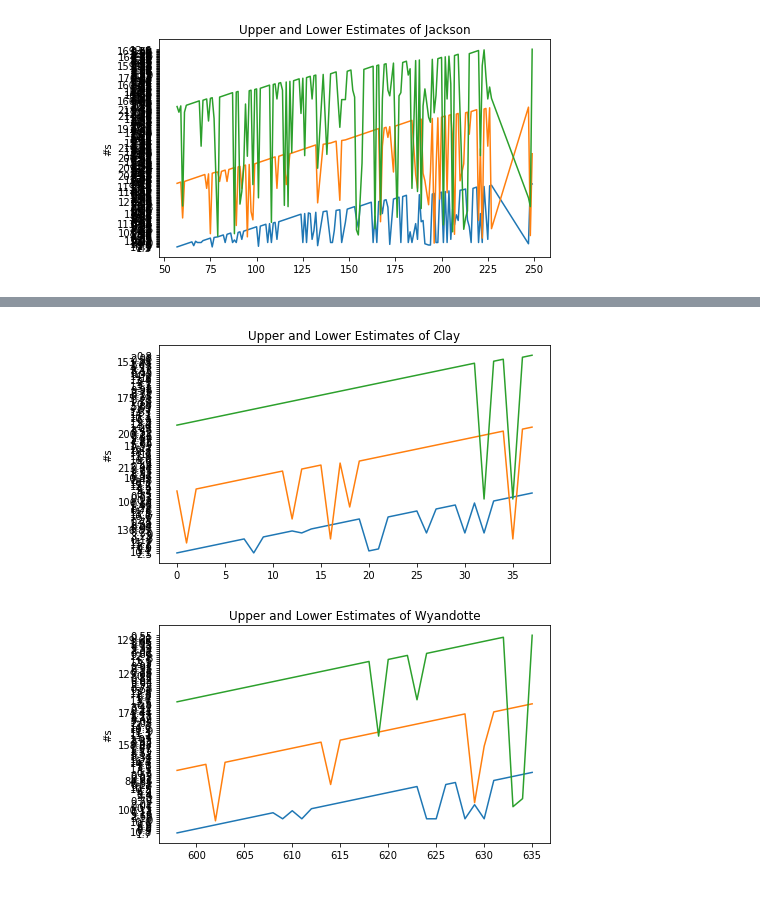
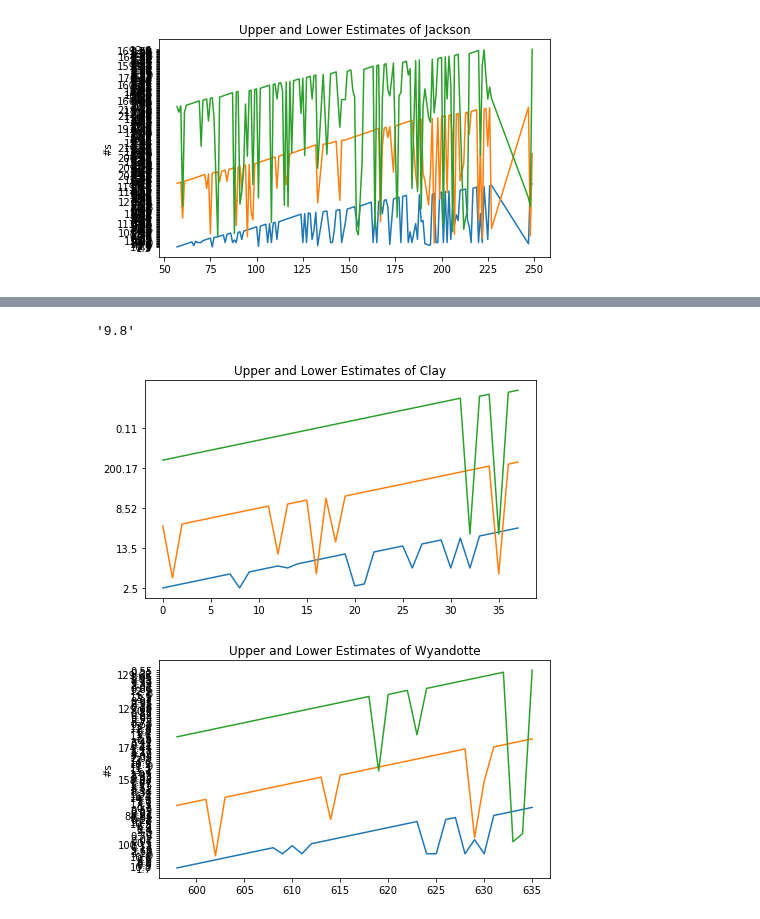
Before and after one commit to TedMur/SnakeBait, a Jupyter notebook: Data/Question 1 -Sasha.ipynb, the cells around one changed output, grey strips where cells are left out. Cells and saved outputs as stored; diff of their text form; code cells hidden in the pictures.

```diff
--- a/Data/Question 1 -Sasha.ipynb
+++ b/Data/Question 1 -Sasha.ipynb
@@ -149,13 +152,20 @@ plt.show()
+# %%
+jackson_d.max()
+# %% [output]
+'9.8'
 # %%
 fig, ax = plt.subplots(figsize=(7, 4))
-ax.plot(clay_m_l)
-ax.plot(clay_m_u)
+ax.plot(clay_m_l, arange(len(clay_m_l)))
+ax.plot(clay_m_u
 ax.plot(clay_d)
+
 ax.set_title('Upper and Lower Estimates of Clay')
-ax.set_ylabel('#s')
+#ax.set_ylabel('#s')
+y_ticks = np.arange(0, 100, 20)
+ax.set_yticks(y_ticks)
 plt.show()
 # %% [output]
-[figure, old version]
+[figure, new version]
 # %%
 fig, ax = plt.subplots(figsize=(7, 4))
 ax.plot(wyan_m_l)
```
Also changed, not shown: parts of 2 cells of this notebook, 3 other files.
